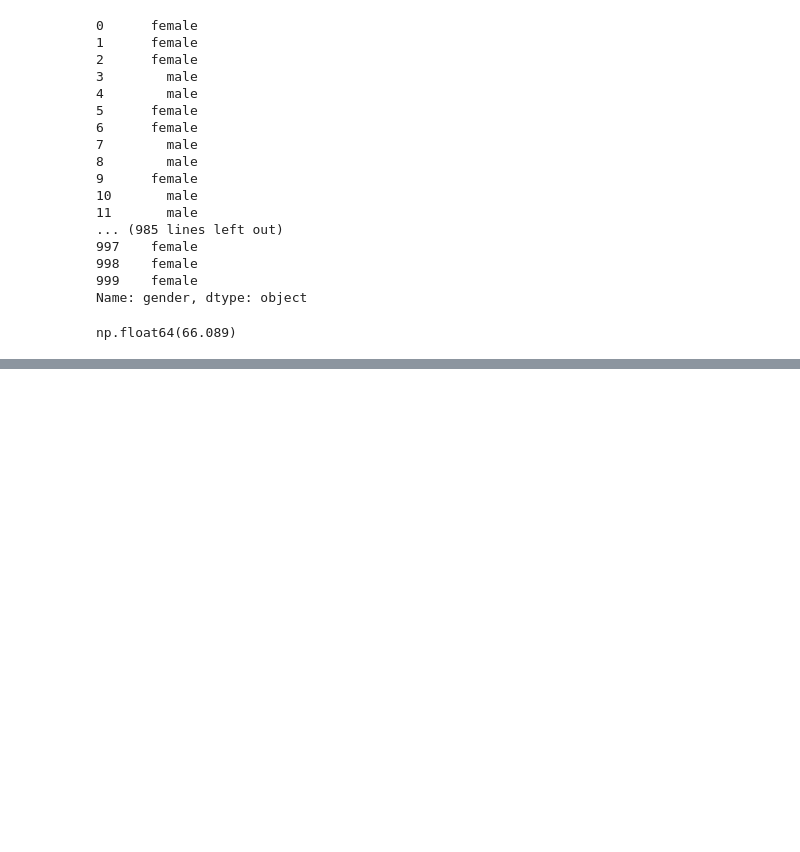
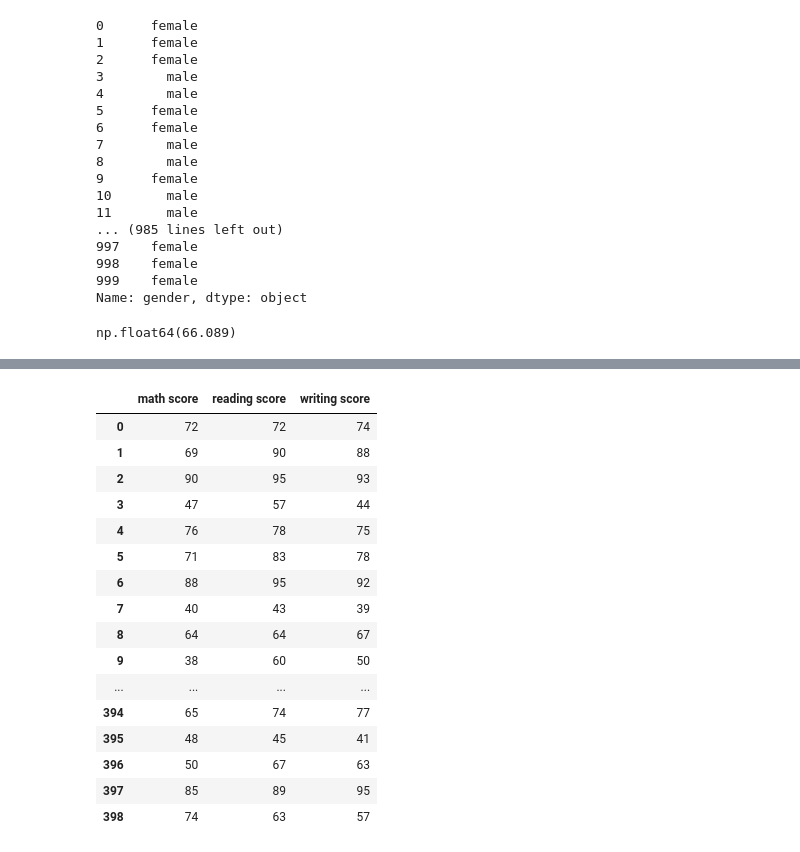
Before and after one commit to DrMinaGhaly/python-for-data-science, a Jupyter notebook: 02.Intro to Pandas/Intro to pandas.ipynb, the cells around one changed output, grey strips where cells are left out. Cells and saved outputs as stored; diff of their text form; code cells hidden in the pictures; blank space fills up the shorter version.

```diff
--- a/02.Intro to Pandas/Intro to pandas.ipynb
+++ b/02.Intro to Pandas/Intro to pandas.ipynb
@@ -367,0 +396,21 @@ np.float64(66.089)
+# %%
+# select more than 2 columns
+df_exams[[ 'math score', 'reading score', 'writing score']]
+# %% [output]
+|  | math score | reading score | writing score |
+| 0 | 72 | 72 | 74 |
+| 1 | 69 | 90 | 88 |
+| 2 | 90 | 95 | 93 |
+| 3 | 47 | 57 | 44 |
+| 4 | 76 | 78 | 75 |
+| 5 | 71 | 83 | 78 |
+| 6 | 88 | 95 | 92 |
+| 7 | 40 | 43 | 39 |
+| 8 | 64 | 64 | 67 |
+| 9 | 38 | 60 | 50 |
+| ... | ... | ... | ... |
+| 394 | 65 | 74 | 77 |
+| 395 | 48 | 45 | 41 |
+| 396 | 50 | 67 | 63 |
+| 397 | 85 | 89 | 95 |
+| 398 | 74 | 63 | 57 |
```
Also changed, not shown: parts of 3 cells of this notebook.
